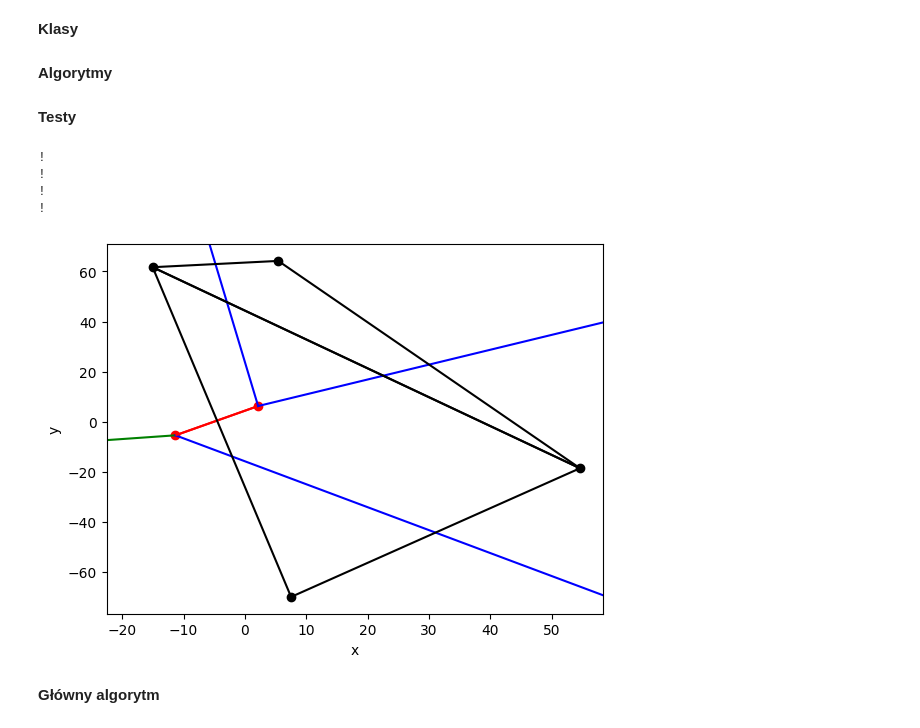
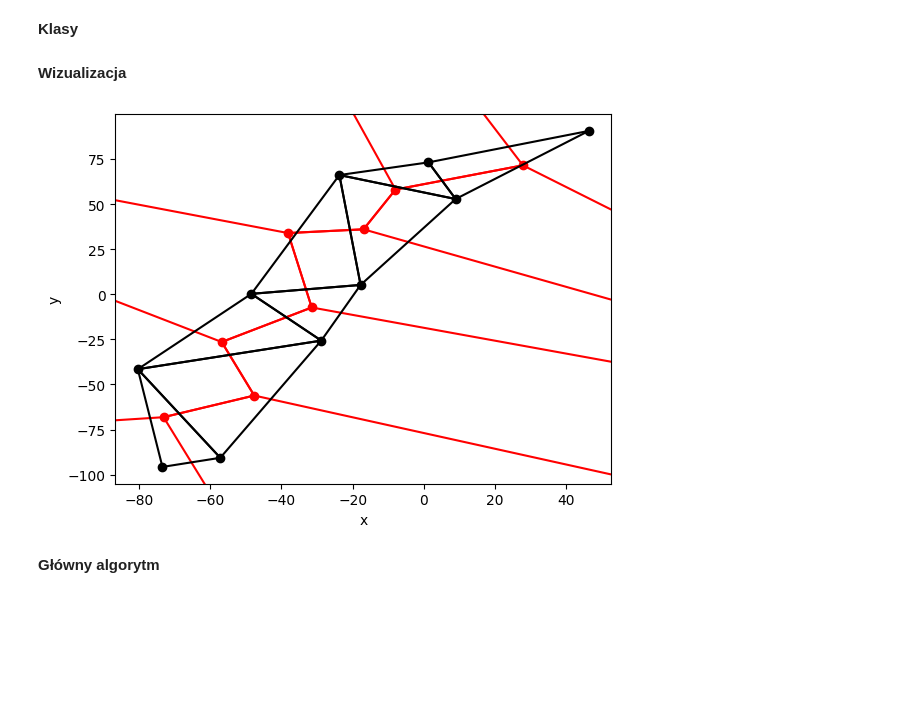
Before and after one commit to baramundi666/Voronoi-Diagram-Project-2023-24, a Jupyter notebook: main.ipynb, the cells around one changed output. Drawn from its saved outputs; the diff is of its cells as text; code cells hidden in the pictures; blank space fills up the shorter version.

Commit message:
updated documentation, parsed bowyer-watson into algorithms file, updated main

```diff
--- a/main.ipynb
+++ b/main.ipynb
@@ -126,7 +120,7 @@ def checkPosition(P, Q, R, D):
     center = findCircumCenter(P, Q, R)
     R = (center[0]-P[0])**2 + (center[1]-P[1])**2
     dist = (center[0]-D[0])**2 + (center[1]-D[1])**2
-    return dist<=R
+    return dist-R<=eps
 
 def obtuseAngle(triangle, edge):
     a = edge.A
@@ -137,7 +131,6 @@ def obtuseAngle(triangle, edge):
     lengthAB = (a.x-b.x)**2 + (a.y-b.y)**2
     lengthBC = (c.x-b.x)**2 + (c.y-b.y)**2
     lengthCA = (a.x-c.x)**2 + (a.y-c.y)**2
-    print('!')
     return lengthAB>lengthBC+lengthCA
 # %% [markdown]
 **Klasy**
@@ -210,10 +200,9 @@ class Triangle():
         trianglePoints = [self.a, self.b, self.c]
         return x in trianglePoints and y in trianglePoints
 # %% [markdown]
-**Algorytmy**
+**Wizualizacja**
 # %%
-# https://www.baeldung.com/cs/voronoi-diagram
-def Bowyer_Watson(points):
+def Bowyer_Watson_with_vis(points):
     lowerX = points[0][0]
     lowerY = points[0][1]
     upperX = points[0][0]
@@ -247,8 +236,9 @@ def Bowyer_Watson(points):
     triangleList.append(superTriangle1)
     triangleList.append(superTriangle2)
 
+    # Główna pętla algorytmu
     for point in pointList:
-        vis.add_point(point.toCart(),color='blue')
+        vis.add_point(point.toCart(),color='black')
         # klucz: krawedz, wartość: zbiór trójkątów
         edgeList = {}
         to_delete = []
@@ -262,6 +252,7 @@ def Bowyer_Watson(points):
         to_delete.append(vis.add_line_segment(to_draw,color='black'))
 
         to_draw = []
+        # Wyznaczenie trójkątów do usunięcia
         for triangle in triangleList:
             if triangle.circumcircleContainsPoint(point):
                 triangle.isCorrect=False
@@ -289,26 +280,23 @@ def Bowyer_Watson(points):
                 to_draw+=[edgeAB.toCart(), edgeBC.toCart(), edgeCA.toCart()]
         ls = vis.add_line_segment(to_draw, color='red')
         vis.remove_figure(ls)
+
+        # Usunięcie nieprawidłowych trójkątów
         newTriangleList = []
         for triangle in triangleList:
             if triangle.isCorrect==True: newTriangleList.append(triangle)
 
         triangleList = newTriangleList
-        #print(len(triangleList))
 
-
-
-        # Usunięcie krawędzi
+        # Usunięcie przecinających się krawędzi
         newEdgeList = dict(edgeList)
         for edge in edgeList.keys():
-            # print(edge)
-            # print(edgeList[edge])
-            # print('!')
             if len(edgeList[edge])>1:
                 newEdgeList.pop(edge)
         edgeList = newEdgeList
         #ls = vis.add_line_segment(newEdgeList.keys(), color='purple')
 
+        # Utworzenie nowych trójkątów - wypełnienie pustego wielokąta
         for edge in edgeList:
             triangle = Triangle(edge.A, edge.B, point)
             triangleList.append(triangle)
@@ -317,25 +305,19 @@ def Bowyer_Watson(points):
             vis.remove_figure(fig)
 
     finalTriangleList = list(triangleList)
+    # usunięcie trójkątów zawierających sztuczne punkty początkowe
     for triangle in triangleList:
         if triangle.containsPoint(superA) or triangle.containsPoint(superB) or triangle.containsPoint(superC) or triangle.containsPoint(superD):
             finalTriangleList.remove(triangle)
 
     return vis, finalTriangleList
-# %% [markdown]
-**Testy**
 # %%
-randomPoints = generate_uniform_points(-100, 100, 4)
-vis, triangulation = Bowyer_Watson(randomPoints)
-#print(triangulation)
+randomPoints = generate_uniform_points(-100, 100, 10)
+vis, triangulation = Bowyer_Watson_with_vis(randomPoints)
 #draw_tri(triangulation)
 draw_voronoi(triangulation)
 #vis.show_gif(interval = 1000)
 # %% [output]
-!
-!
-!
-!
-[figure, old version]
+[figure, new version]
 # %% [markdown]
 **Główny algorytm**
```
Also changed, not shown: parts of 10 cells of this notebook, 3 other files.
